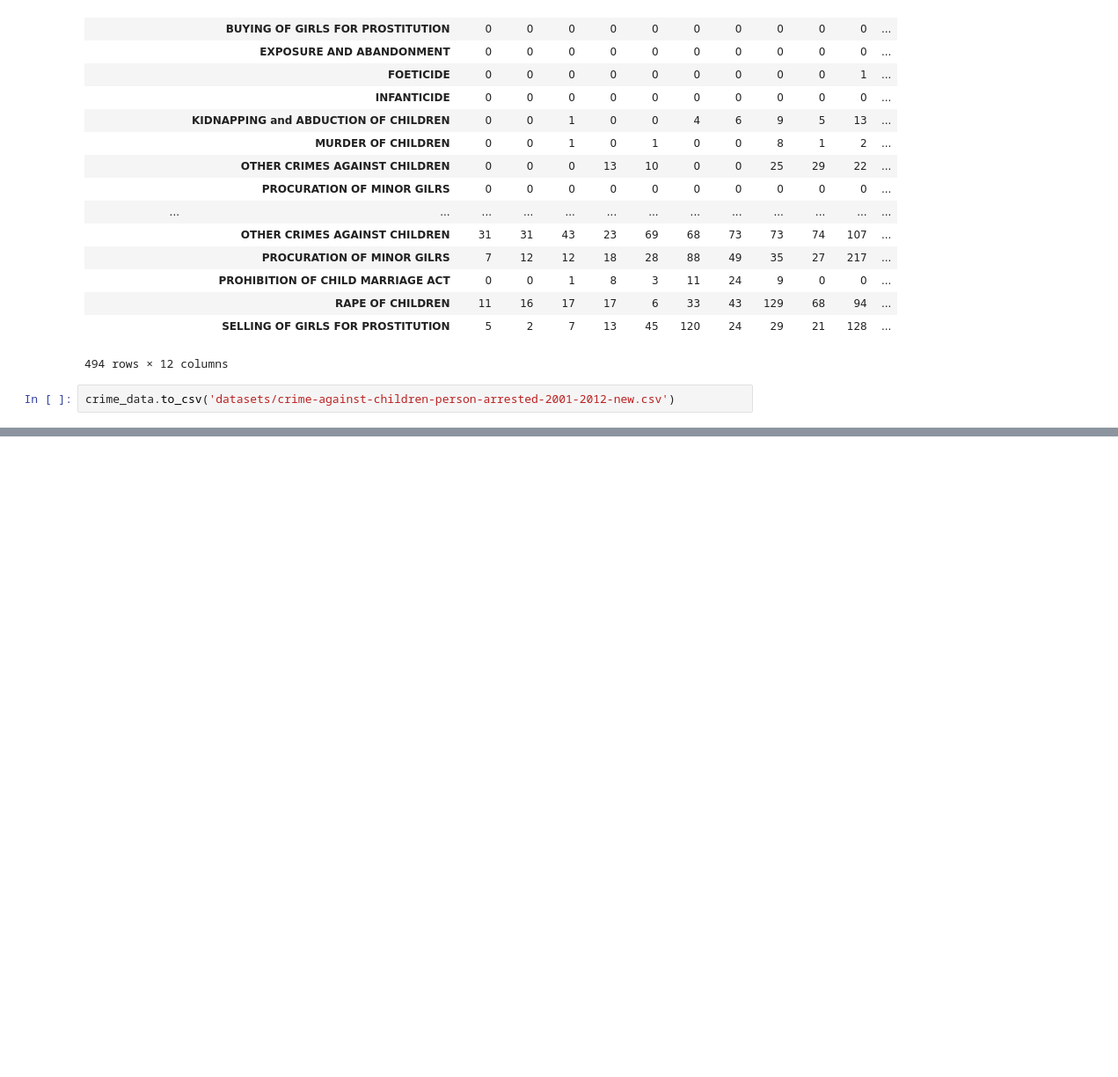
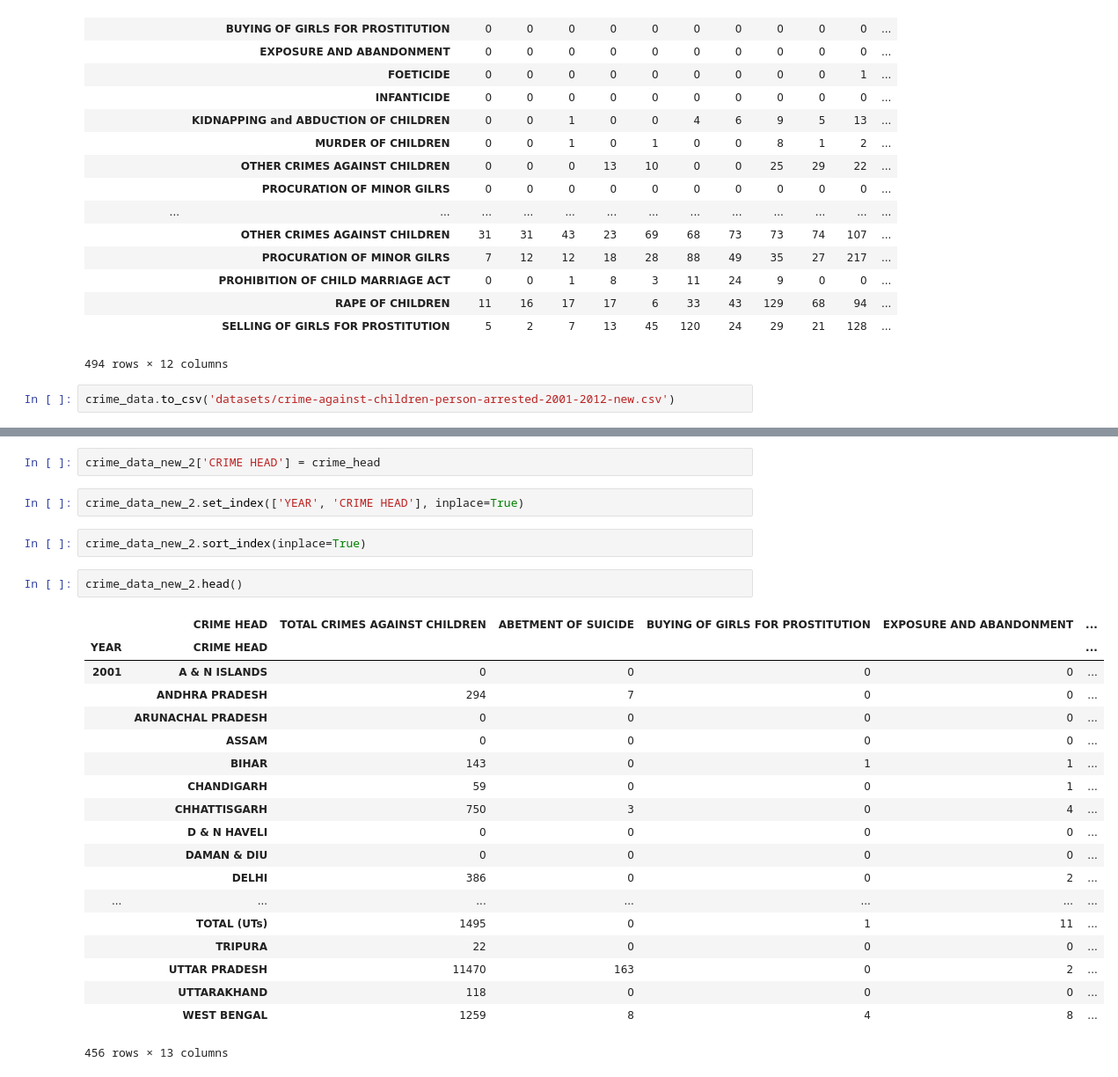
Before and after one commit to swainshashwat/EDA-crime-against-minor-india, a Jupyter notebook: multi-indexing the data.ipynb, the cells around one changed output, grey strips where cells are left out. Shown at 88% size. Drawn from its saved outputs; the diff is of its cells as text; blank space fills up the shorter version.

```diff
--- a/multi-indexing the data.ipynb
+++ b/multi-indexing the data.ipynb
@@ -47,0 +169,28 @@ crime_data.to_csv('datasets/crime-against-children-person-arrested-2001-2012-new
+# %%
+crime_data_new_2['CRIME HEAD'] = crime_head
+# %%
+crime_data_new_2.set_index(['YEAR', 'CRIME HEAD'], inplace=True)
+# %%
+crime_data_new_2.sort_index(inplace=True)
+# %%
+crime_data_new_2.head()
+# %% [output]
+|  | CRIME HEAD | TOTAL CRIMES AGAINST CHILDREN | ABETMENT OF SUICIDE | BUYING OF GIRLS FOR PROSTITUTION | EXPOSURE AND ABANDONMENT | ... |
+| YEAR | CRIME HEAD |  |  |  |  | ... |
+| 2001 | A & N ISLANDS | 0 | 0 | 0 | 0 | ... |
+|  | ANDHRA PRADESH | 294 | 7 | 0 | 0 | ... |
+|  | ARUNACHAL PRADESH | 0 | 0 | 0 | 0 | ... |
+|  | ASSAM | 0 | 0 | 0 | 0 | ... |
+|  | BIHAR | 143 | 0 | 1 | 1 | ... |
+|  | CHANDIGARH | 59 | 0 | 0 | 1 | ... |
+|  | CHHATTISGARH | 750 | 3 | 0 | 4 | ... |
+|  | D & N HAVELI | 0 | 0 | 0 | 0 | ... |
+|  | DAMAN & DIU | 0 | 0 | 0 | 0 | ... |
+|  | DELHI | 386 | 0 | 0 | 2 | ... |
+| ... | ... | ... | ... | ... | ... | ... |
+|  | TOTAL (UTs) | 1495 | 0 | 1 | 11 | ... |
+|  | TRIPURA | 22 | 0 | 0 | 0 | ... |
+|  | UTTAR PRADESH | 11470 | 163 | 0 | 2 | ... |
+|  | UTTARAKHAND | 118 | 0 | 0 | 0 | ... |
+|  | WEST BENGAL | 1259 | 8 | 4 | 8 | ... |
+456 rows × 13 columns
```
Also changed, not shown: parts of 17 cells of this notebook, 2 other files.
